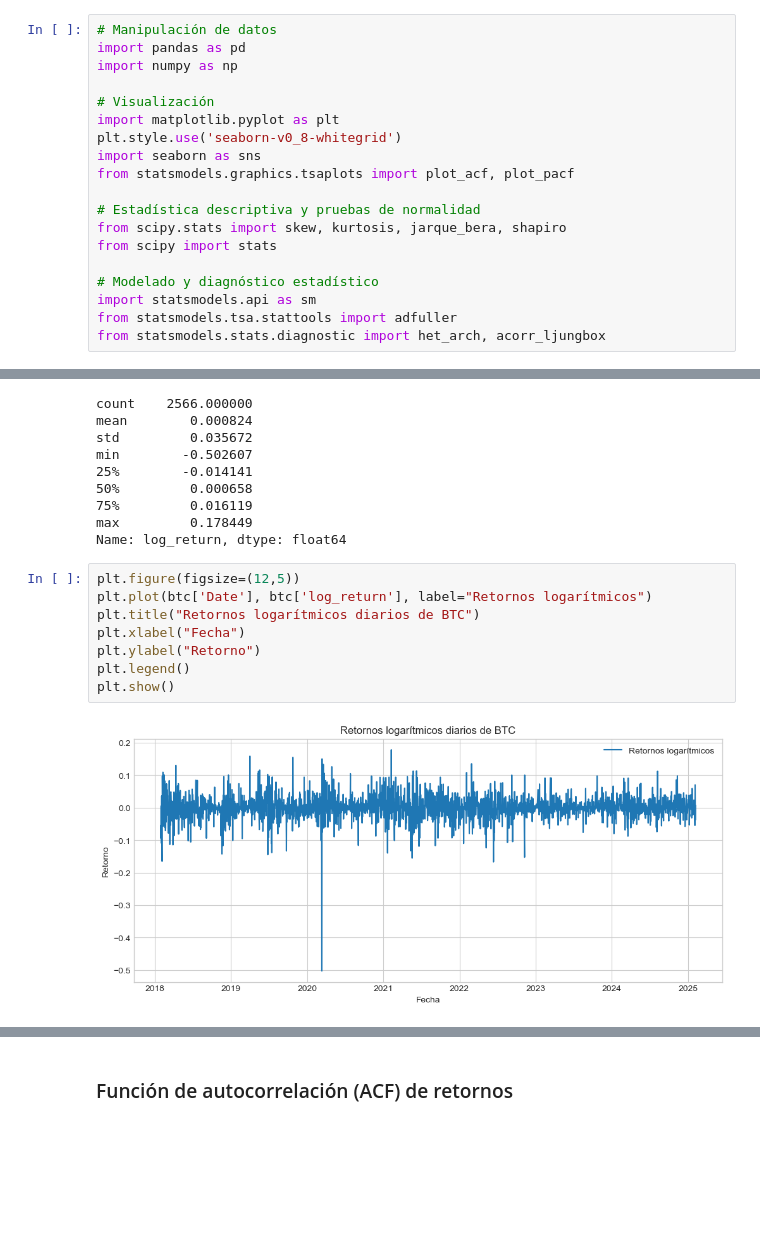
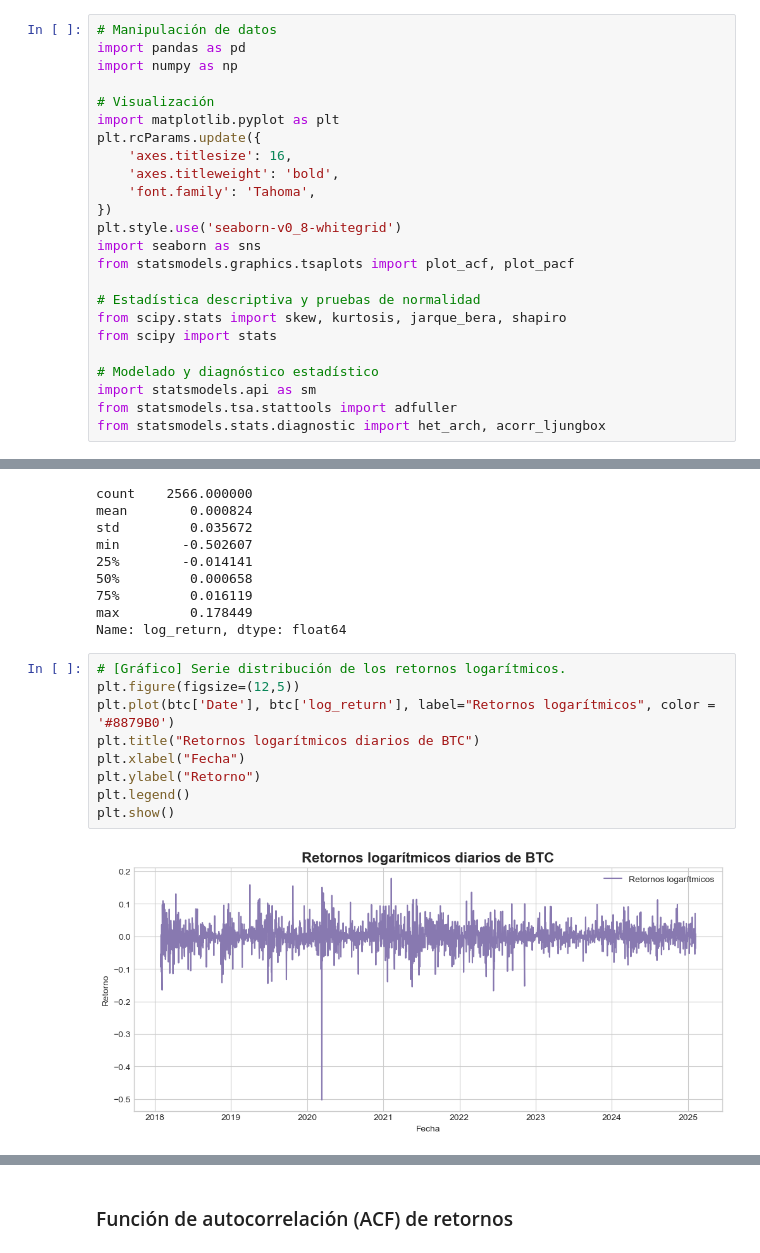
Before and after one commit to Darally06/Predictor_VOL_BTC, a Jupyter notebook: notebooks/2_EDA.ipynb, the cells around one changed output, grey strips where cells are left out. Saved outputs shown, nothing was run; the diff lists cells and outputs as text; blank space fills up the shorter version.

```diff
--- a/notebooks/2_EDA.ipynb
+++ b/notebooks/2_EDA.ipynb
@@ -7,6 +7,11 @@ import numpy as np
 
 # Visualización
 import matplotlib.pyplot as plt
+plt.rcParams.update({
+    'axes.titlesize': 16,
+    'axes.titleweight': 'bold',
+    'font.family': 'Tahoma',
+})
 plt.style.use('seaborn-v0_8-whitegrid')
 import seaborn as sns
 from statsmodels.graphics.tsaplots import plot_acf, plot_pacf
@@ -120,13 +116,14 @@ min        -0.502607
 max         0.178449
 Name: log_return, dtype: float64
 # %%
+# [Gráfico] Serie distribución de los retornos logarítmicos.
 plt.figure(figsize=(12,5))
-plt.plot(btc['Date'], btc['log_return'], label="Retornos logarítmicos")
+plt.plot(btc['Date'], btc['log_return'], label="Retornos logarítmicos", color = '#8879B0')
 plt.title("Retornos logarítmicos diarios de BTC")
 plt.xlabel("Fecha")
 plt.ylabel("Retorno")
 plt.legend()
 plt.show()
 # %% [output]
-[figure, old version]
+[figure, new version]
 # %%
```
Also changed, not shown: parts of 52 cells of this notebook, 5 other files.
